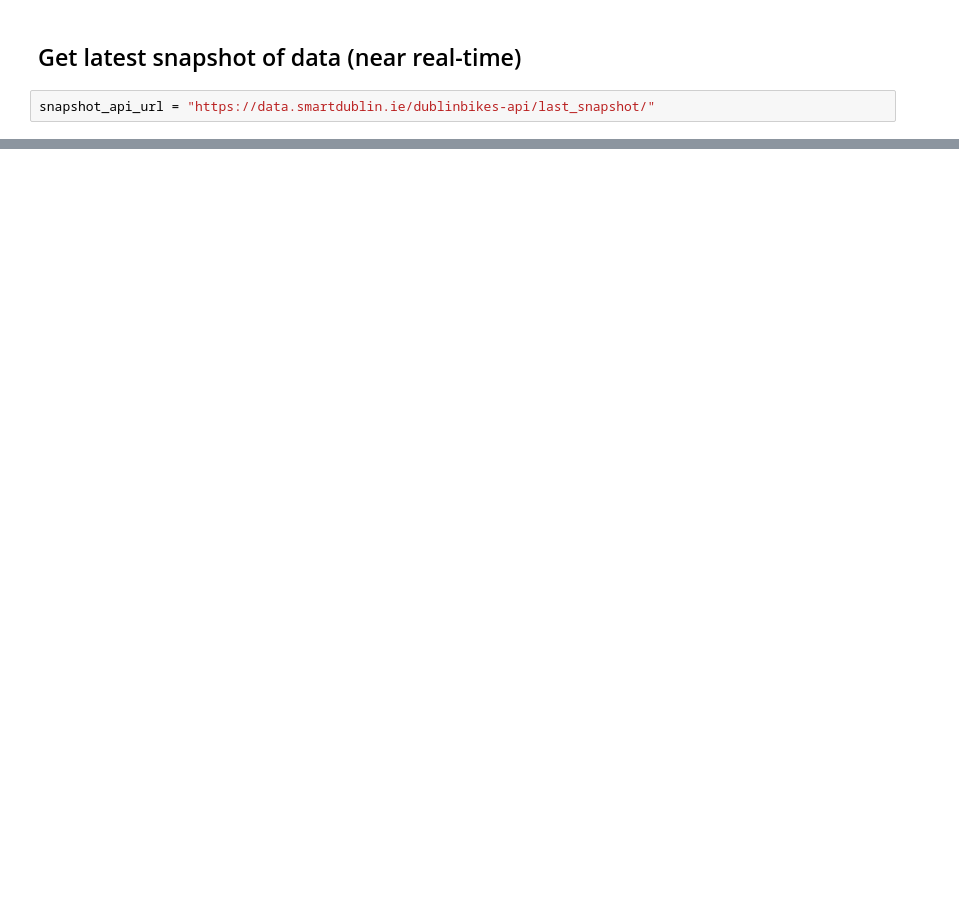
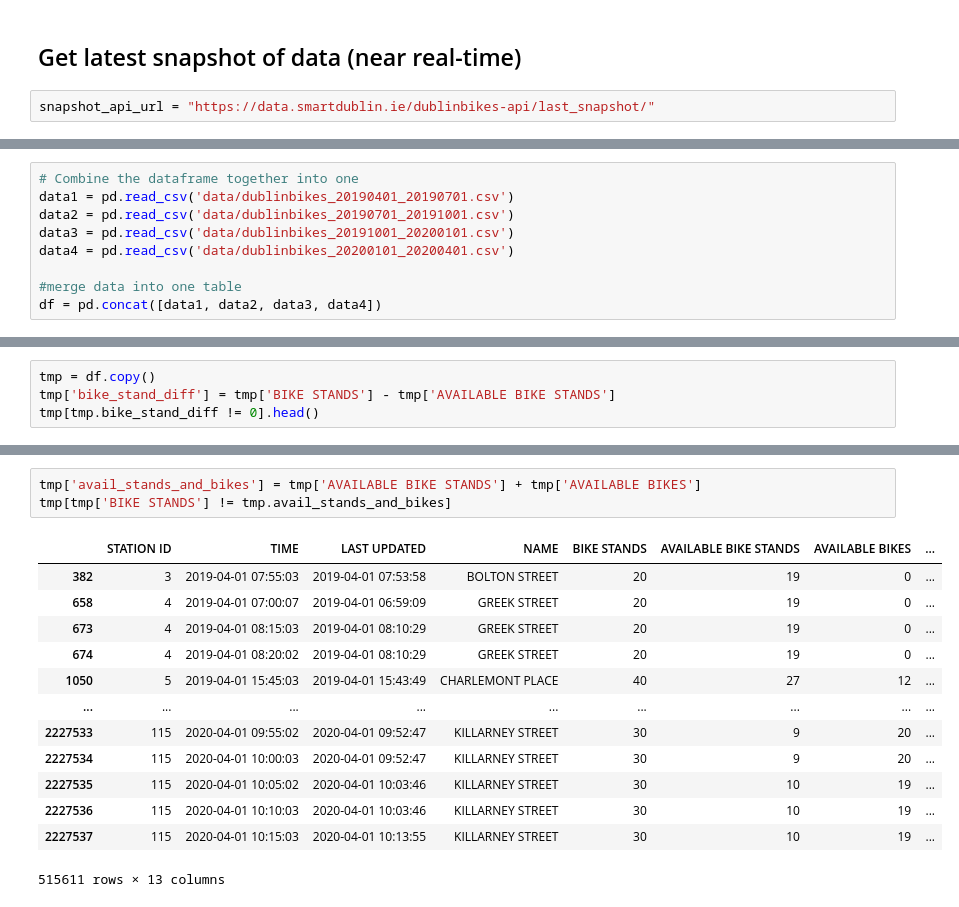
Before and after one commit to women-in-ai-ireland/Feb-2022-WaiPRACTICE-DubinBikesAnalysis, a Jupyter notebook: RMB_Initial_exploration.ipynb, the cells around one changed output, grey strips where cells are left out. Cells and saved outputs as stored; diff of their text form; blank space fills up the shorter version.

```diff
--- a/RMB_Initial_exploration.ipynb
+++ b/RMB_Initial_exploration.ipynb
@@ -84,0 +44,9 @@ historic_df.head()
+# %%
+# Combine the dataframe together into one
+data1 = pd.read_csv('data/dublinbikes_20190401_20190701.csv')
+data2 = pd.read_csv('data/dublinbikes_20190701_20191001.csv')
+data3 = pd.read_csv('data/dublinbikes_20191001_20200101.csv')
+data4 = pd.read_csv('data/dublinbikes_20200101_20200401.csv')
+
+#merge data into one table
+df = pd.concat([data1, data2, data3, data4])
@@ -84,0 +334,4 @@ historic_df.head()
+# %%
+tmp = df.copy()
+tmp['bike_stand_diff'] = tmp['BIKE STANDS'] - tmp['AVAILABLE BIKE STANDS']
+tmp[tmp.bike_stand_diff != 0].head()
@@ -84,0 +354,17 @@ historic_df.head()
+# %%
+tmp['avail_stands_and_bikes'] = tmp['AVAILABLE BIKE STANDS'] + tmp['AVAILABLE BIKES']
+tmp[tmp['BIKE STANDS'] != tmp.avail_stands_and_bikes]
+# %% [output]
+|  | STATION ID | TIME | LAST UPDATED | NAME | BIKE STANDS | AVAILABLE BIKE STANDS | AVAILABLE BIKES | ... |
+| 382 | 3 | 2019-04-01 07:55:03 | 2019-04-01 07:53:58 | BOLTON STREET | 20 | 19 | 0 | ... |
+| 658 | 4 | 2019-04-01 07:00:07 | 2019-04-01 06:59:09 | GREEK STREET | 20 | 19 | 0 | ... |
+| 673 | 4 | 2019-04-01 08:15:03 | 2019-04-01 08:10:29 | GREEK STREET | 20 | 19 | 0 | ... |
+| 674 | 4 | 2019-04-01 08:20:02 | 2019-04-01 08:10:29 | GREEK STREET | 20 | 19 | 0 | ... |
+| 1050 | 5 | 2019-04-01 15:45:03 | 2019-04-01 15:43:49 | CHARLEMONT PLACE | 40 | 27 | 12 | ... |
+| ... | ... | ... | ... | ... | ... | ... | ... | ... |
+| 2227533 | 115 | 2020-04-01 09:55:02 | 2020-04-01 09:52:47 | KILLARNEY STREET | 30 | 9 | 20 | ... |
+| 2227534 | 115 | 2020-04-01 10:00:03 | 2020-04-01 09:52:47 | KILLARNEY STREET | 30 | 9 | 20 | ... |
+| 2227535 | 115 | 2020-04-01 10:05:02 | 2020-04-01 10:03:46 | KILLARNEY STREET | 30 | 10 | 19 | ... |
+| 2227536 | 115 | 2020-04-01 10:10:03 | 2020-04-01 10:03:46 | KILLARNEY STREET | 30 | 10 | 19 | ... |
+| 2227537 | 115 | 2020-04-01 10:15:03 | 2020-04-01 10:13:55 | KILLARNEY STREET | 30 | 10 | 19 | ... |
+515611 rows × 13 columns
```
Also changed, not shown: parts of 44 cells of this notebook, 1 other file.
